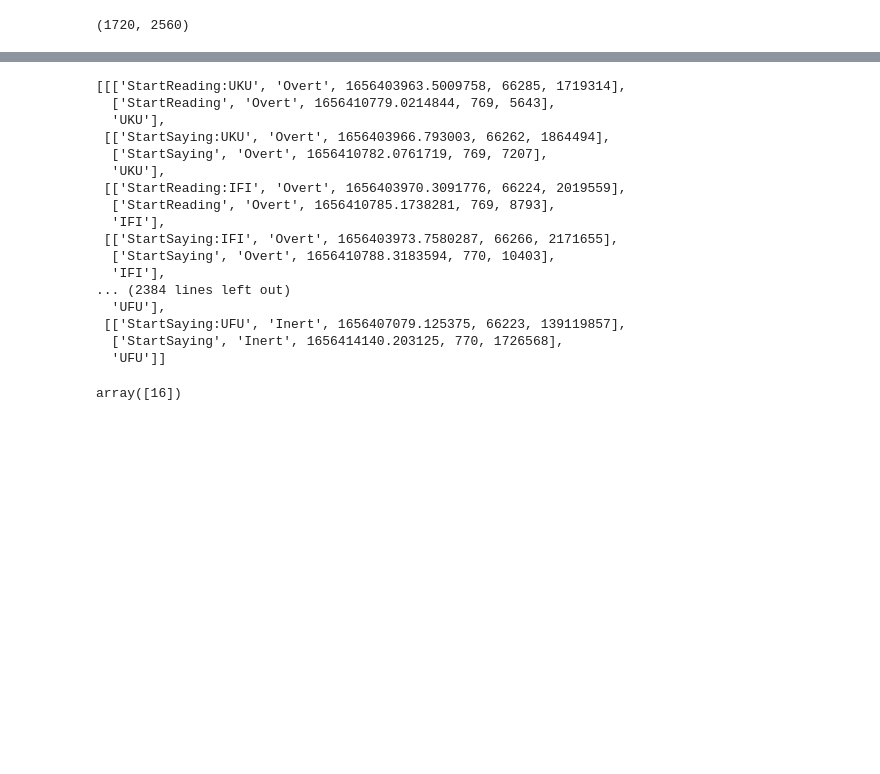
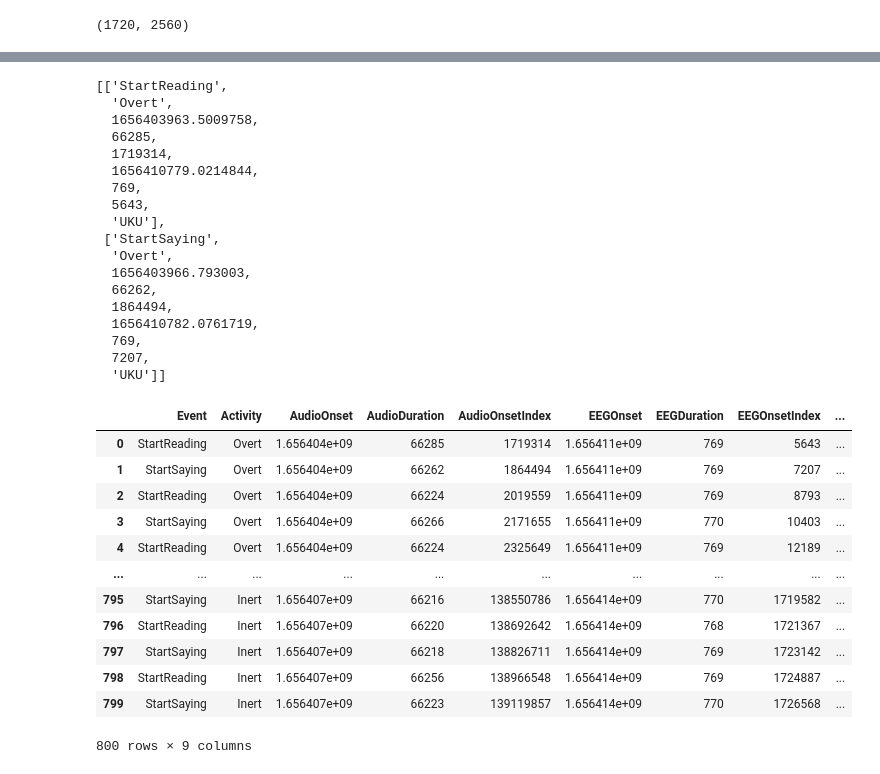
Before and after one commit to owaismujtaba/BIDSSpeechDatset, a Jupyter notebook: Testing copy.ipynb, the cells around one changed output, grey strips where cells are left out. Drawn from its saved outputs; the diff is of its cells as text; code cells hidden in the pictures; blank space fills up the shorter version.

```diff
--- a/Testing copy.ipynb
+++ b/Testing copy.ipynb
@@ -141,20 +121,21 @@ for audioindex in range(len(audioEvents)):
 # %%
-synchronizedEvents
+synchronizedEvents[:2]
 # %% [output]
-[[['StartReading:UKU', 'Overt', 1656403963.5009758, 66285, 1719314],
-  ['StartReading', 'Overt', 1656410779.0214844, 769, 5643],
+[['StartReading',
+  'Overt',
+  1656403963.5009758,
+  66285,
+  1719314,
+  1656410779.0214844,
+  769,
+  5643,
   'UKU'],
- [['StartSaying:UKU', 'Overt', 1656403966.793003, 66262, 1864494],
-  ['StartSaying', 'Overt', 1656410782.0761719, 769, 7207],
-  'UKU'],
- [['StartReading:IFI', 'Overt', 1656403970.3091776, 66224, 2019559],
-  ['StartReading', 'Overt', 1656410785.1738281, 769, 8793],
-  'IFI'],
- [['StartSaying:IFI', 'Overt', 1656403973.7580287, 66266, 2171655],
-  ['StartSaying', 'Overt', 1656410788.3183594, 770, 10403],
-  'IFI'],
-... (2384 lines left out)
-  'UFU'],
- [['StartSaying:UFU', 'Inert', 1656407079.125375, 66223, 139119857],
-  ['StartSaying', 'Inert', 1656414140.203125, 770, 1726568],
-  'UFU']]
+ ['StartSaying',
+  'Overt',
+  1656403966.793003,
+  66262,
+  1864494,
+  1656410782.0761719,
+  769,
+  7207,
+  'UKU']]
@@ -168,5 +142,24 @@ for item, key in groups.items():
-# %%
-import numpy as np
-np.unique(lengths)
-# %% [output]
-array([16])
+# %%
+import pandas as pd
+
+columns = ['Event', 'Activity', 'AudioOnset', 'AudioDuration', 'AudioOnsetIndex',
+        'EEGOnset', 'EEGDuration', 'EEGOnsetIndex', 'Syllable'
+        ]
+
+data = pd.DataFrame(synchronizedEvents, columns=columns)
+# %%
+data
+# %% [output]
+|  | Event | Activity | AudioOnset | AudioDuration | AudioOnsetIndex | EEGOnset | EEGDuration | EEGOnsetIndex | ... |
+| 0 | StartReading | Overt | 1.656404e+09 | 66285 | 1719314 | 1.656411e+09 | 769 | 5643 | ... |
+| 1 | StartSaying | Overt | 1.656404e+09 | 66262 | 1864494 | 1.656411e+09 | 769 | 7207 | ... |
+| 2 | StartReading | Overt | 1.656404e+09 | 66224 | 2019559 | 1.656411e+09 | 769 | 8793 | ... |
+| 3 | StartSaying | Overt | 1.656404e+09 | 66266 | 2171655 | 1.656411e+09 | 770 | 10403 | ... |
+| 4 | StartReading | Overt | 1.656404e+09 | 66224 | 2325649 | 1.656411e+09 | 769 | 12189 | ... |
+| ... | ... | ... | ... | ... | ... | ... | ... | ... | ... |
+| 795 | StartSaying | Inert | 1.656407e+09 | 66216 | 138550786 | 1.656414e+09 | 770 | 1719582 | ... |
+| 796 | StartReading | Inert | 1.656407e+09 | 66220 | 138692642 | 1.656414e+09 | 768 | 1721367 | ... |
+| 797 | StartSaying | Inert | 1.656407e+09 | 66218 | 138826711 | 1.656414e+09 | 769 | 1723142 | ... |
+| 798 | StartReading | Inert | 1.656407e+09 | 66256 | 138966548 | 1.656414e+09 | 769 | 1724887 | ... |
+| 799 | StartSaying | Inert | 1.656407e+09 | 66223 | 139119857 | 1.656414e+09 | 770 | 1726568 | ... |
+800 rows × 9 columns
```
Also changed, not shown: parts of 4 cells of this notebook, 8 other files.
